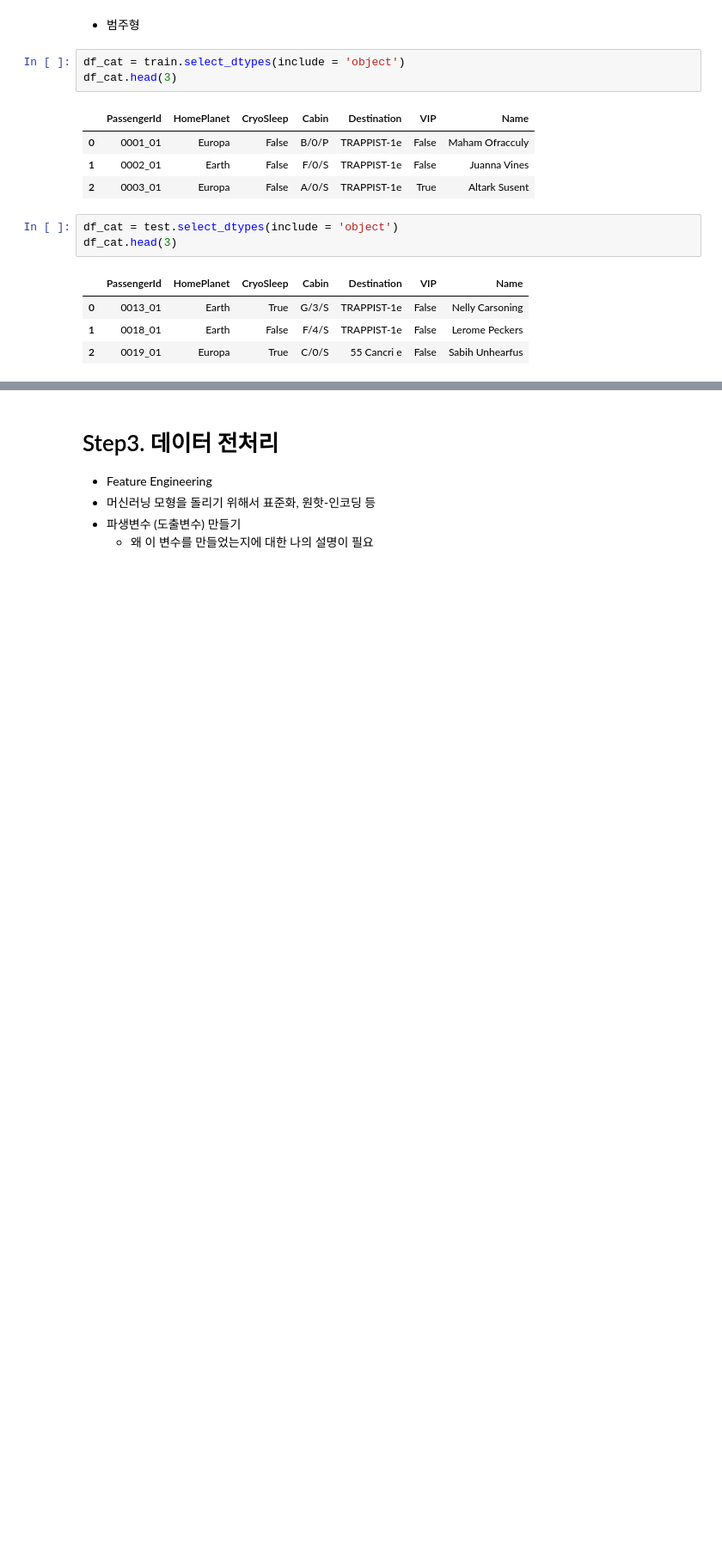
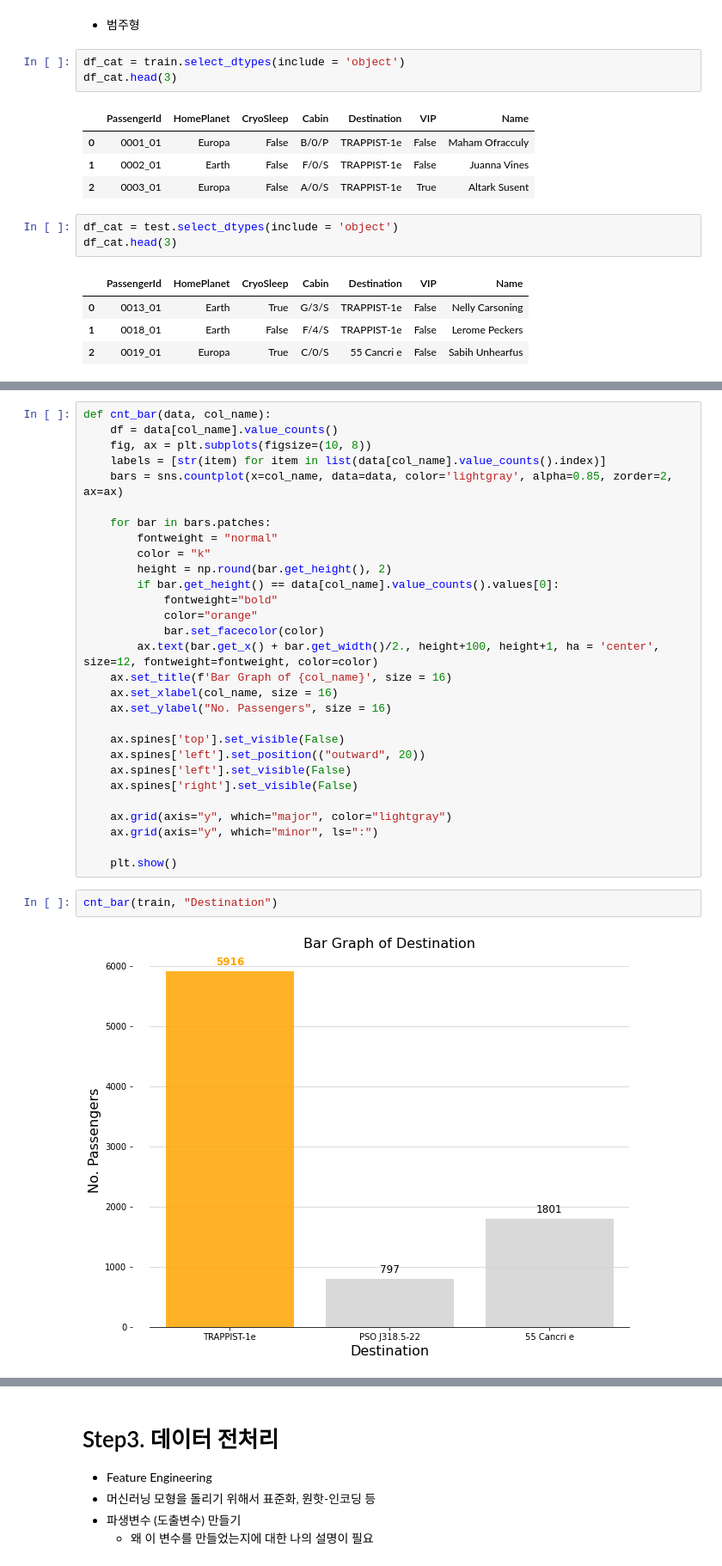
Before and after one commit to KONA1005/kaggle, a Jupyter notebook: space/seulki-dojeon.ipynb, the cells around one changed output, grey strips where cells are left out. Shown: that part at 86% size. Saved outputs shown, nothing was run; the diff lists cells and outputs as text; blank space fills up the shorter version.

```diff
--- a/space/seulki-dojeon.ipynb
+++ b/space/seulki-dojeon.ipynb
@@ -220,0 +235,33 @@ df_cat.head(3)
+# %%
+def cnt_bar(data, col_name):
+    df = data[col_name].value_counts()
+    fig, ax = plt.subplots(figsize=(10, 8))
+    labels = [str(item) for item in list(data[col_name].value_counts().index)]
+    bars = sns.countplot(x=col_name, data=data, color='lightgray', alpha=0.85, zorder=2, ax=ax)
+
+    for bar in bars.patches:
+        fontweight = "normal"
+        color = "k"
+        height = np.round(bar.get_height(), 2)
+        if bar.get_height() == data[col_name].value_counts().values[0]:
+            fontweight="bold"
+            color="orange"
+            bar.set_facecolor(color)
+        ax.text(bar.get_x() + bar.get_width()/2., height+100, height+1, ha = 'center', size=12, fontweight=fontweight, color=color)
+    ax.set_title(f'Bar Graph of {col_name}', size = 16)
+    ax.set_xlabel(col_name, size = 16)
+    ax.set_ylabel("No. Passengers", size = 16)
+
+    ax.spines['top'].set_visible(False)
+    ax.spines['left'].set_position(("outward", 20))
+    ax.spines['left'].set_visible(False)
+    ax.spines['right'].set_visible(False)
+
+    ax.grid(axis="y", which="major", color="lightgray")
+    ax.grid(axis="y", which="minor", ls=":")
+
+    plt.show()
+# %%
+cnt_bar(train, "Destination")
+# %% [output]
+[figure, added]
```
Also changed, not shown: parts of 68 cells of this notebook.
